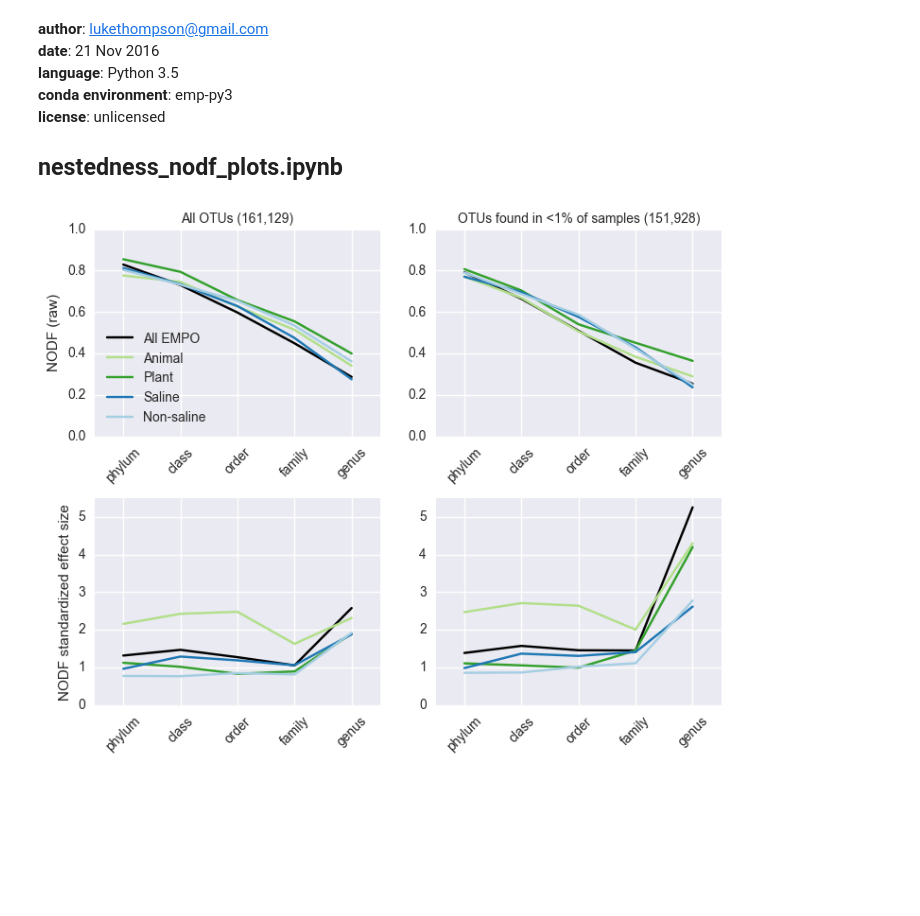
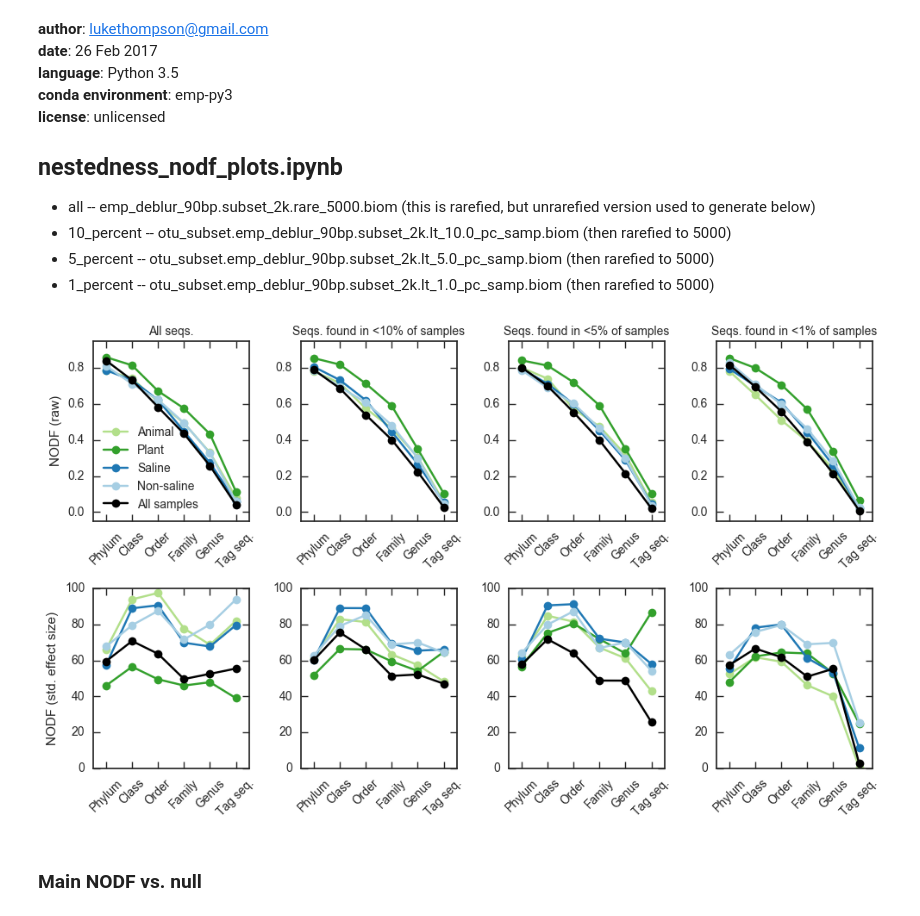
Before and after one commit to biocore/emp, a Jupyter notebook: ipynb/08-cooccurrence-and-nestedness/nestedness_nodf_plots.ipynb, the cells around one changed output. Drawn from its saved outputs; the diff is of its cells as text; code cells hidden in the pictures; blank space fills up the shorter version.

```diff
--- a/ipynb/08-cooccurrence-and-nestedness/nestedness_nodf_plots.ipynb
+++ b/ipynb/08-cooccurrence-and-nestedness/nestedness_nodf_plots.ipynb
@@ -1,11 +1,16 @@
 # %% [markdown]
 **author**: lukethompson@gmail.com<br>
-**date**: 21 Nov 2016<br>
+**date**: 26 Feb 2017<br>
 **language**: Python 3.5<br>
 **conda environment**: emp-py3<br>
 **license**: unlicensed<br>
 
 ## nestedness_nodf_plots.ipynb
+
+* all -- emp_deblur_90bp.subset_2k.rare_5000.biom (this is rarefied, but unrarefied version used to generate below)
+* 10_percent -- otu_subset.emp_deblur_90bp.subset_2k.lt_10.0_pc_samp.biom (then rarefied to 5000)
+* 5_percent -- otu_subset.emp_deblur_90bp.subset_2k.lt_5.0_pc_samp.biom (then rarefied to 5000)
+* 1_percent -- otu_subset.emp_deblur_90bp.subset_2k.lt_1.0_pc_samp.biom (then rarefied to 5000)
 # %%
 import pandas as pd
 import matplotlib.pyplot as plt
@@ -21,31 +32,45 @@ path_out = '/Users/luke.thompson/emp/analyses-nestedness/nodf.pdf'
 # %%
 def plot_nodf(path, ylabel, ymin, ymax, title):
     df = pd.read_csv(path)
-    plt.plot(df['TAXONOMIC_LEVEL_RANK'], df['EMPO_SUBSET=All'], marker='x', color='black', label='All EMPO')
-    plt.plot(df['TAXONOMIC_LEVEL_RANK'], df['EMPO_SUBSET=Animal'], marker='x', color=get_empo_cat_color('Animal'), label='Animal')
-    plt.plot(df['TAXONOMIC_LEVEL_RANK'], df['EMPO_SUBSET=Plant'], marker='x', color=get_empo_cat_color('Plant'), label='Plant')
-    plt.plot(df['TAXONOMIC_LEVEL_RANK'], df['EMPO_SUBSET=Saline'], marker='x', color=get_empo_cat_color('Saline'), label='Saline')
-    plt.plot(df['TAXONOMIC_LEVEL_RANK'], df['EMPO_SUBSET=Nonsaline'], marker='x', color=get_empo_cat_color('Non-saline'), label='Non-saline')
+    plt.plot(df['TAXONOMIC_LEVEL_RANK'], df['EMPO_SUBSET=Animal'], marker='o', color=get_empo_cat_color('Animal'), label='Animal')
+    plt.plot(df['TAXONOMIC_LEVEL_RANK'], df['EMPO_SUBSET=Plant'], marker='o', color=get_empo_cat_color('Plant'), label='Plant')
+    plt.plot(df['TAXONOMIC_LEVEL_RANK'], df['EMPO_SUBSET=Saline'], marker='o', color=get_empo_cat_color('Saline'), label='Saline')
+    plt.plot(df['TAXONOMIC_LEVEL_RANK'], df['EMPO_SUBSET=Nonsaline'], marker='o', color=get_empo_cat_color('Non-saline'), label='Non-saline')
+    plt.plot(df['TAXONOMIC_LEVEL_RANK'], df['EMPO_SUBSET=All'], marker='o', color='black', label='All samples')
     #plt.xlabel('Taxonomic level')
     plt.title(title, fontsize=10)
     plt.ylabel(ylabel)
-    plt.xticks(df['TAXONOMIC_LEVEL_RANK'], df['TAXONOMIC_LEVEL'], rotation=45)
-    plt.axis([0.5, 5.5, ymin, ymax])
+    xticklabels = ['Tag seq.' if x=='otu' else x.capitalize() for x in df['TAXONOMIC_LEVEL']]
+    plt.xticks(df['TAXONOMIC_LEVEL_RANK'], xticklabels, rotation=45)
+    plt.axis([0.5, 6.5, ymin, ymax])
 # %%
-fig = plt.figure(figsize=(6,6))
-# NODF
-plt.subplot(221)
-plot_nodf(paths[0], 'NODF (raw)', 0, 1, 'All OTUs (161,129)')
+fig = plt.figure(figsize=(10,6))
+
+# NODF raw
+plt.subplot(241)
+plot_nodf(paths_raw[0], 'NODF (raw)', -0.05, 0.95, 'All seqs.')
 plt.legend(loc=3)
-plt.subplot(222)
-plot_nodf(paths[1], '', 0, 1, 'OTUs found in <1% of samples (151,928)')
+plt.subplot(242)
+plot_nodf(paths_raw[1], '', -0.05, 0.95, 'Seqs. found in <10% of samples')
+plt.subplot(243)
+plot_nodf(paths_raw[2], '', -0.05, 0.95, 'Seqs. found in <5% of samples')
+plt.subplot(244)
+plot_nodf(paths_raw[3], '', -0.05, 0.95, 'Seqs. found in <1% of samples')
+
 # NODF std. effect size
-plt.subplot(223)
-plot_nodf(paths[2], 'NODF standardized effect size', 0, 5.5, '')
-plt.subplot(224)
-plot_nodf(paths[3], '', 0, 5.5, '')
+plt.subplot(245)
+plot_nodf(paths_ses[0], 'NODF (std. effect size)', 0, 100, '')
+plt.subplot(246)
+plot_nodf(paths_ses[1], '', 0, 100, '')
+plt.subplot(247)
+plot_nodf(paths_ses[2], '', 0, 100, '')
+plt.subplot(248)
+plot_nodf(paths_ses[3], '', 0, 100, '')
+
 plt.tight_layout()
-fig.set_size_inches(8, 6)
+fig.set_size_inches(10, 6)
 plt.savefig(path_out)
 # %% [output]
-[figure, old version]
+[figure, new version]
+# %% [markdown]
+### Main NODF vs. null
```
Also changed, not shown: parts of 5 cells of this notebook.
